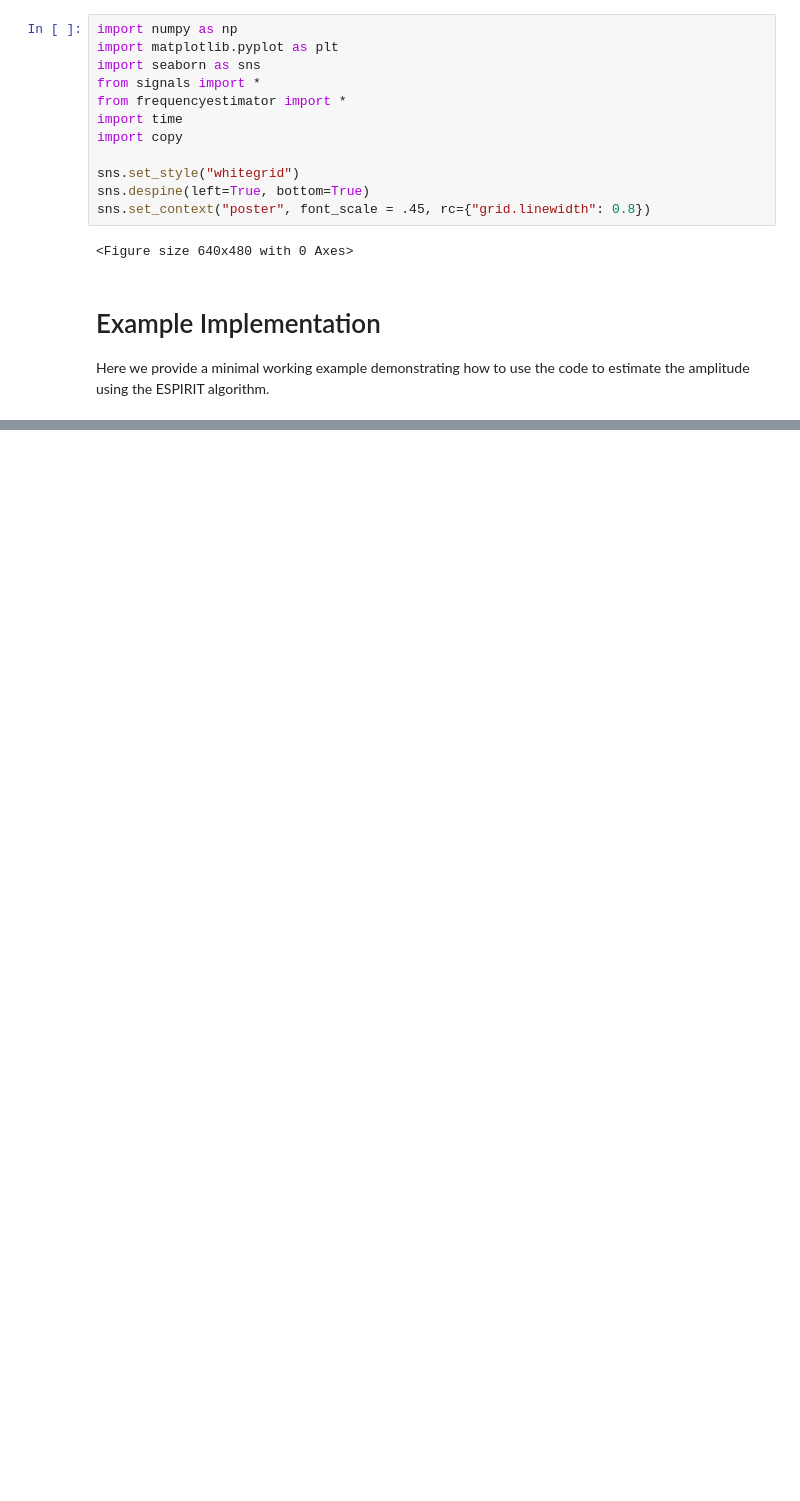
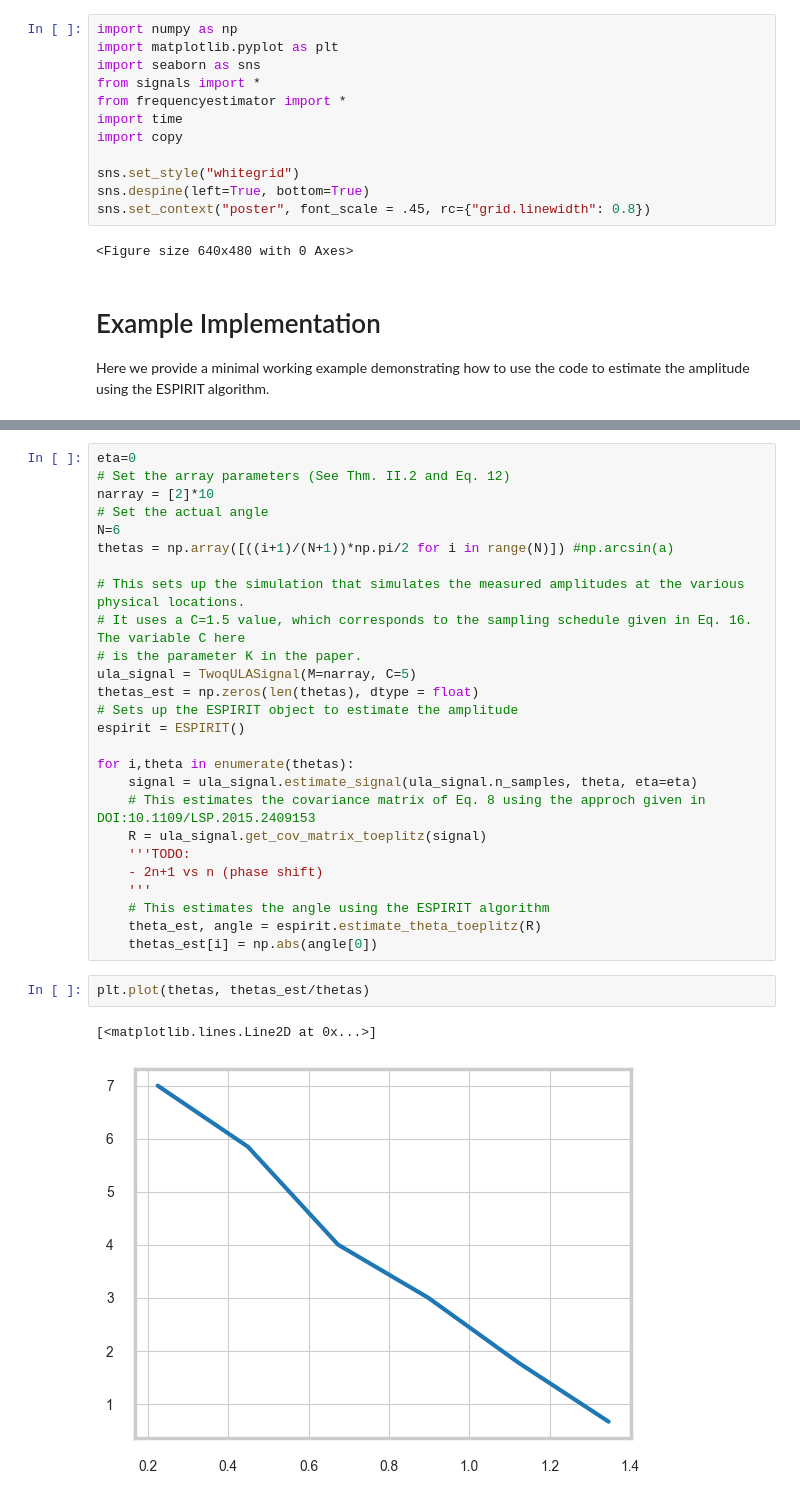
Before and after one commit to unitaryfund/csAE, a Jupyter notebook: ula_ae_example.ipynb, the cells around one changed output, grey strips where cells are left out. Saved outputs shown, nothing was run; the diff lists cells and outputs as text; blank space fills up the shorter version.

```diff
--- a/ula_ae_example.ipynb
+++ b/ula_ae_example.ipynb
@@ -80,0 +197,31 @@ Max Single Query: 64
+# %%
+eta=0
+# Set the array parameters (See Thm. II.2 and Eq. 12)
+narray = [2]*10
+# Set the actual angle
+N=6
+thetas = np.array([((i+1)/(N+1))*np.pi/2 for i in range(N)]) #np.arcsin(a)
+
+# This sets up the simulation that simulates the measured amplitudes at the various physical locations.
+# It uses a C=1.5 value, which corresponds to the sampling schedule given in Eq. 16. The variable C here
+# is the parameter K in the paper.
+ula_signal = TwoqULASignal(M=narray, C=5)
+thetas_est = np.zeros(len(thetas), dtype = float)
+# Sets up the ESPIRIT object to estimate the amplitude
+espirit = ESPIRIT()
+
+for i,theta in enumerate(thetas):
+    signal = ula_signal.estimate_signal(ula_signal.n_samples, theta, eta=eta)
+    # This estimates the covariance matrix of Eq. 8 using the approch given in DOI:10.1109/LSP.2015.2409153
+    R = ula_signal.get_cov_matrix_toeplitz(signal)
+    '''TODO:
+    - 2n+1 vs n (phase shift)
+    '''
+    # This estimates the angle using the ESPIRIT algorithm
+    theta_est, angle = espirit.estimate_theta_toeplitz(R)
+    thetas_est[i] = np.abs(angle[0])
+# %%
+plt.plot(thetas, thetas_est/thetas)
+# %% [output]
+[<matplotlib.lines.Line2D at 0x...>]
+[figure, added]
```
Also changed, not shown: parts of 7 cells of this notebook, 4 other files.
